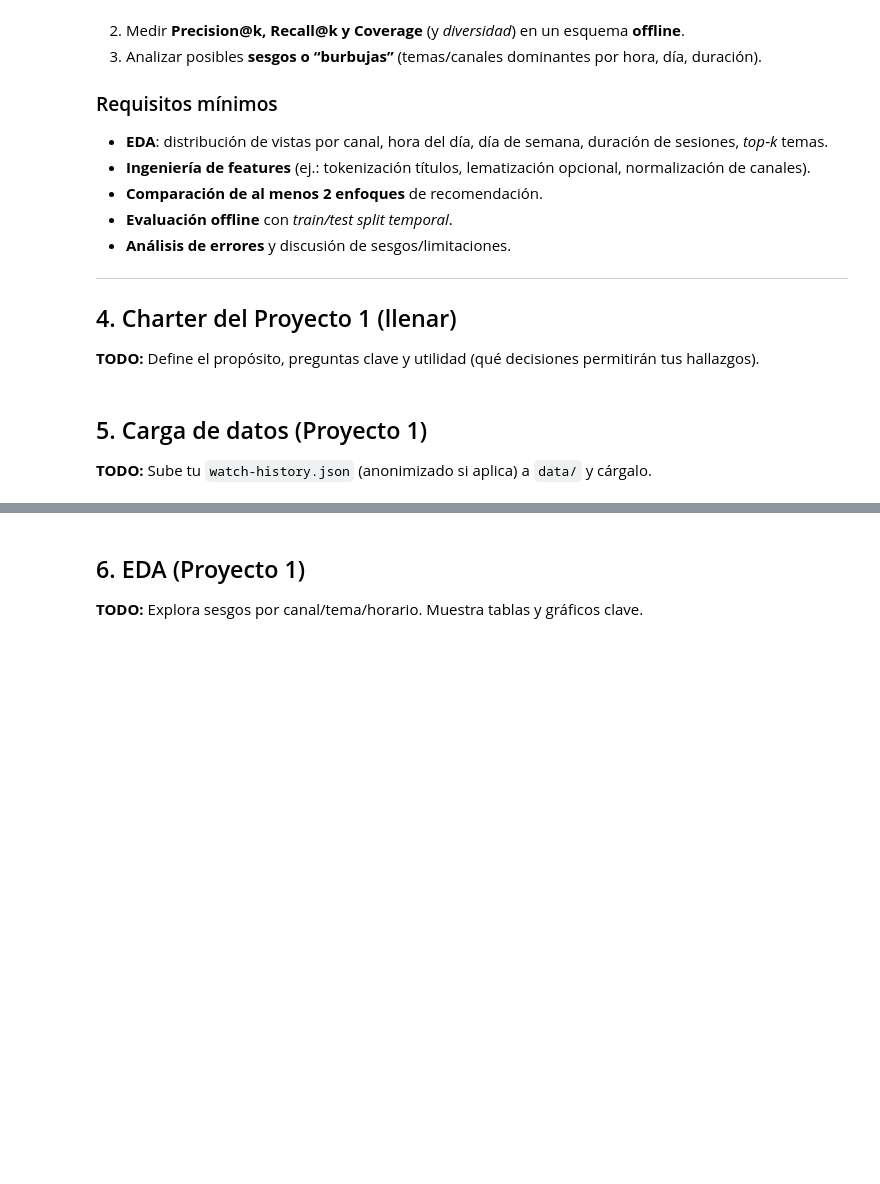
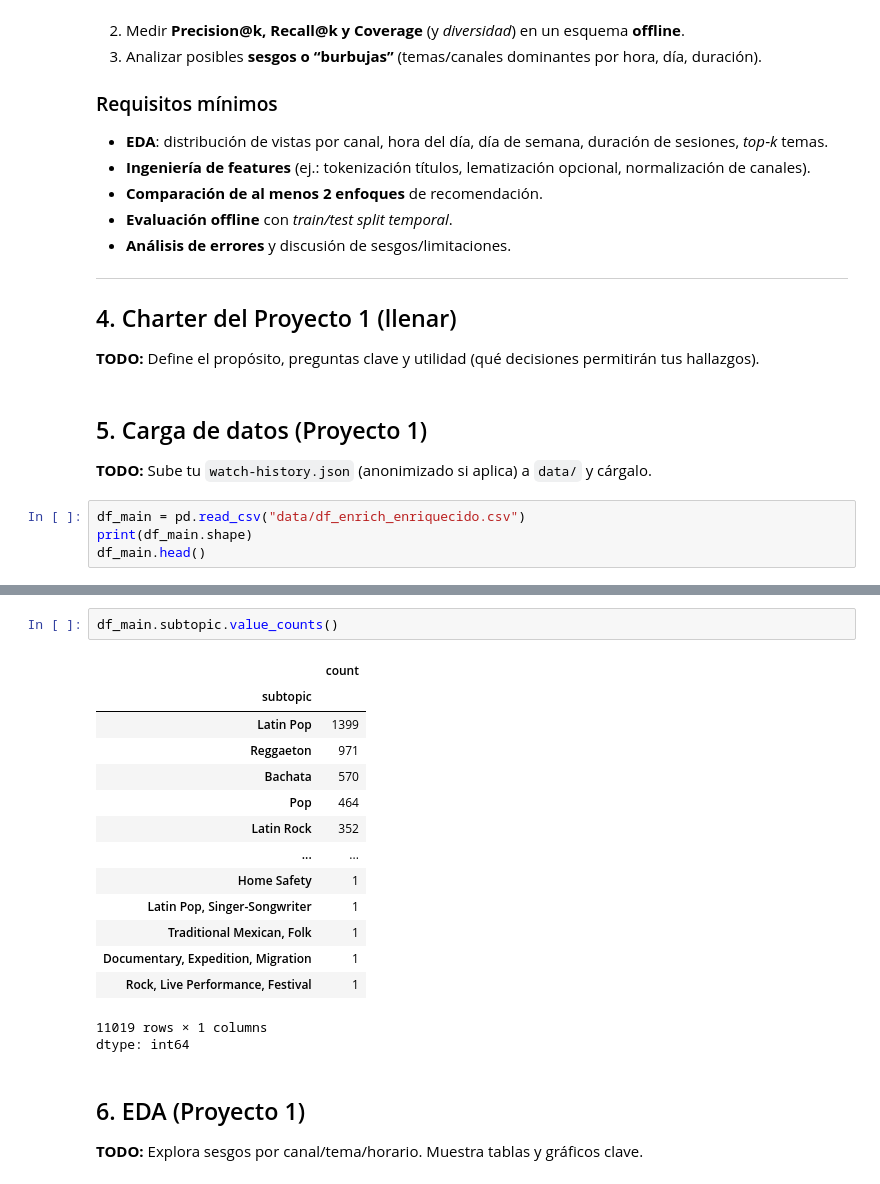
Before and after one commit to brojas7/AnaliticaHistorialYoutube, a Jupyter notebook: notebooks/main.ipynb, the cells around one changed output, grey strips where cells are left out. Cells and saved outputs as stored; diff of their text form; blank space fills up the shorter version.

```diff
--- a/notebooks/main.ipynb
+++ b/notebooks/main.ipynb
@@ -554,3 +255,7 @@ Wall time: 14.1 s
 
 ## 5. Carga de datos (Proyecto 1)
 **TODO:** Sube tu `watch-history.json` (anonimizado si aplica) a `data/` y cárgalo.
+# %%
+df_main = pd.read_csv("data/df_enrich_enriquecido.csv")
+print(df_main.shape)
+df_main.head()
@@ -557,3 +270,21 @@ Wall time: 14.1 s
+# %%
+df_main.subtopic.value_counts()
+# %% [output]
+|  | count |
+| subtopic |  |
+| Latin Pop | 1399 |
+| Reggaeton | 971 |
+| Bachata | 570 |
+| Pop | 464 |
+| Latin Rock | 352 |
+| ... | ... |
+| Home Safety | 1 |
+| Latin Pop, Singer-Songwriter | 1 |
+| Traditional Mexican, Folk | 1 |
+| Documentary, Expedition, Migration | 1 |
+| Rock, Live Performance, Festival | 1 |
+11019 rows × 1 columns
+dtype: int64
 # %% [markdown]
 
 ## 6. EDA (Proyecto 1)
```
Also changed, not shown: parts of 11 cells of this notebook.
